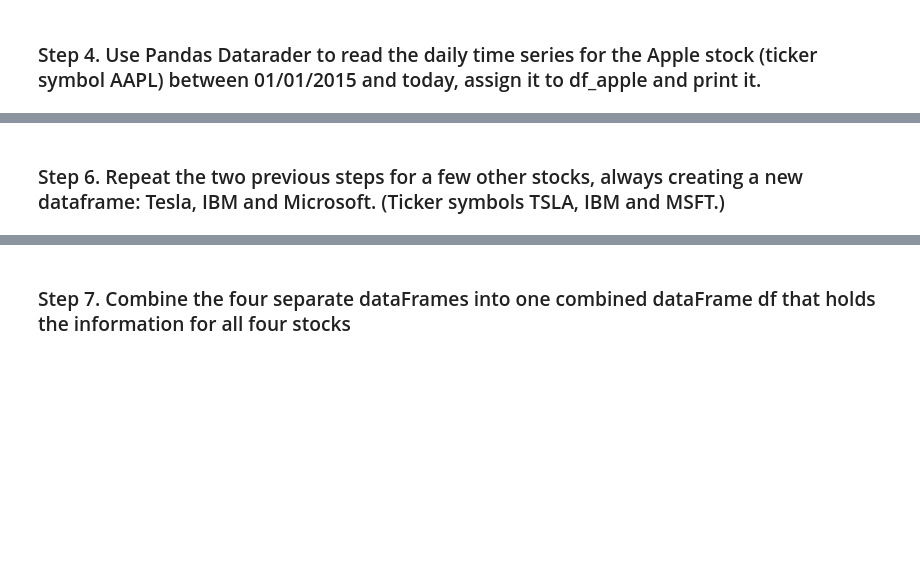
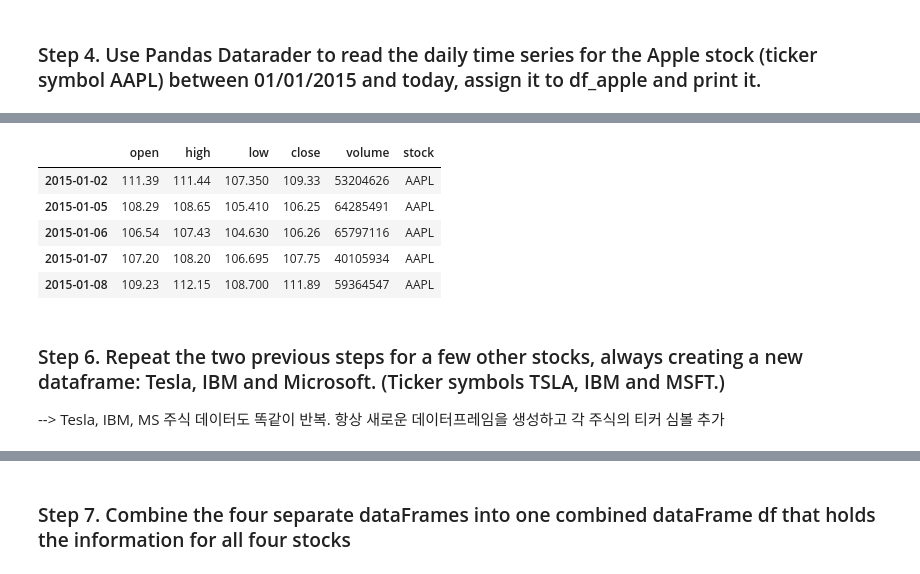
Before and after one commit to seo-minsu/Python_Programming_Study, a Jupyter notebook: pandas_exercises/09_Time_Series/Getting_Financial_Data/Exercises.ipynb, the cells around one changed output, grey strips where cells are left out. Cells and saved outputs as stored; diff of their text form; code cells hidden in the pictures; blank space fills up the shorter version.

```diff
--- a/pandas_exercises/09_Time_Series/Getting_Financial_Data/Exercises.ipynb
+++ b/pandas_exercises/09_Time_Series/Getting_Financial_Data/Exercises.ipynb
@@ -84,2 +82,15 @@ plt.xlabel
+# %%
+df_AAPL['stock']='AAPL'
+
+df_AAPL.head(5)
+# %% [output]
+|  | open | high | low | close | volume | stock |
+| 2015-01-02 | 111.39 | 111.44 | 107.350 | 109.33 | 53204626 | AAPL |
+| 2015-01-05 | 108.29 | 108.65 | 105.410 | 106.25 | 64285491 | AAPL |
+| 2015-01-06 | 106.54 | 107.43 | 104.630 | 106.26 | 65797116 | AAPL |
+| 2015-01-07 | 107.20 | 108.20 | 106.695 | 107.75 | 40105934 | AAPL |
+| 2015-01-08 | 109.23 | 112.15 | 108.700 | 111.89 | 59364547 | AAPL |
 # %% [markdown]
 ### Step 6. Repeat the two previous steps for a few other stocks, always creating a new dataframe: Tesla, IBM and Microsoft. (Ticker symbols TSLA, IBM and MSFT.)
+
+--> Tesla, IBM, MS 주식 데이터도 똑같이 반복. 항상 새로운 데이터프레임을 생성하고 각 주식의 티커 심볼 추가
```
Also changed, not shown: parts of 15 cells of this notebook.
